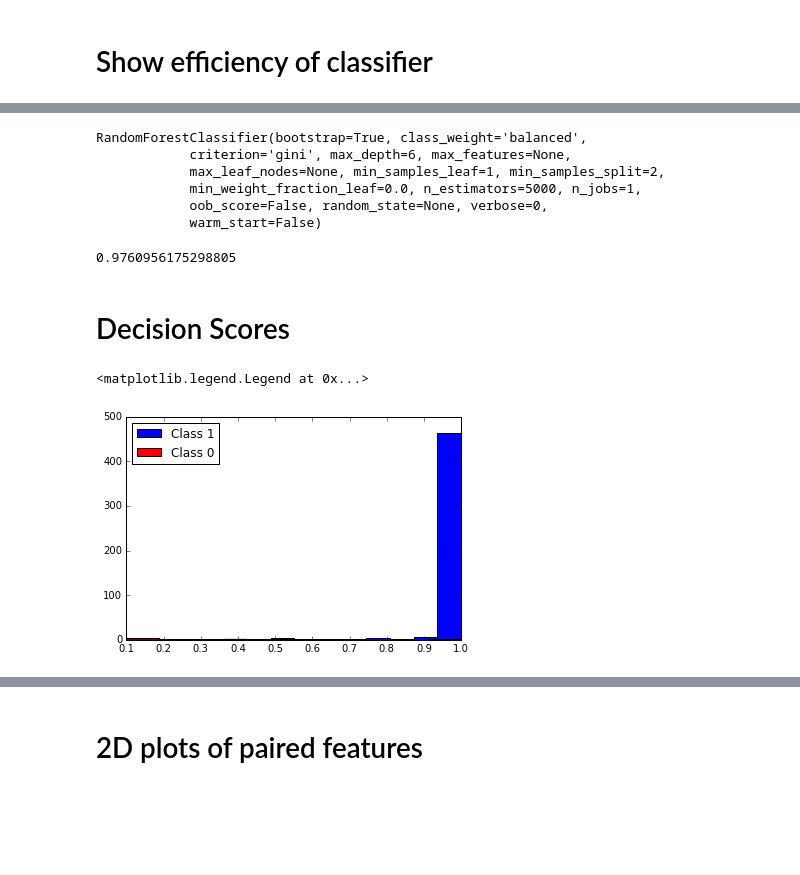
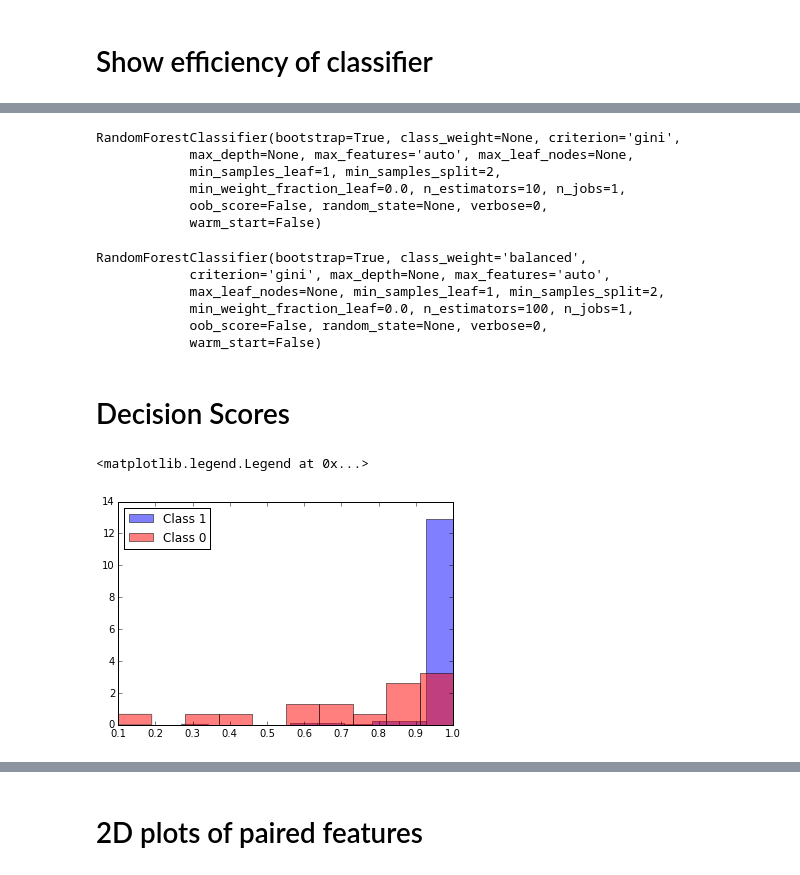
Before and after one commit to yandexdataschool/ship_tracks_recognition, a Jupyter notebook: notebooks/Classifier.ipynb, the cells around one changed output, grey strips where cells are left out. Cells and saved outputs as stored; diff of their text form; code cells hidden in the pictures; blank space fills up the shorter version.

```diff
--- a/notebooks/Classifier.ipynb
+++ b/notebooks/Classifier.ipynb
@@ -126,24 +154,44 @@ clf = RandomForestClassifier(n_estimators=5000, class_weight='balanced', max_fea
+# %%
+X = table[['Max_1', 'Min_1', 'deviation_1', 'Max_0', 'Min_0', 'deviation_0']].values
+y = table['Class'].values
+
+X = StandardScaler().fit_transform(X)
 # %%
-X_train, X_test, y_train, y_test = cross_validation.train_test_split(table[['N', 'Max_1', 'Min_1', 'deviation_1', 'Max_0', 'Min_0', 'deviation_0']], table['Class'], test_size = 0.4)
+X_train, X_test, y_train, y_test = cross_validation.train_test_split(X, y, test_size = 0.4)
+# %%
+RandomForestClassifier()
+# %% [output]
+RandomForestClassifier(bootstrap=True, class_weight=None, criterion='gini',
+            max_depth=None, max_features='auto', max_leaf_nodes=None,
+            min_samples_leaf=1, min_samples_split=2,
+            min_weight_fraction_leaf=0.0, n_estimators=10, n_jobs=1,
+            oob_score=False, random_state=None, verbose=0,
+            warm_start=False)
+# %%
+X_train, X_test, y_train, y_test = cross_validation.train_test_split(X, (y==1)*1, test_size = 0.4)
+
+clf = RandomForestClassifier(n_estimators=100,
+                             max_features='auto',
+                             max_depth=None,
+                             bootstrap=True,
+                             class_weight='balanced')
+#clf = GradientBoostingClassifier(learning_rate=0.01, n_estimators=1000, max_depth=6)
+#clf = SVC()
 # %%
 clf.fit(X_train, y_train)
 # %% [output]
 RandomForestClassifier(bootstrap=True, class_weight='balanced',
-            criterion='gini', max_depth=6, max_features=None,
+            criterion='gini', max_depth=None, max_features='auto',
             max_leaf_nodes=None, min_samples_leaf=1, min_samples_split=2,
-            min_weight_fraction_leaf=0.0, n_estimators=5000, n_jobs=1,
+            min_weight_fraction_leaf=0.0, n_estimators=100, n_jobs=1,
             oob_score=False, random_state=None, verbose=0,
             warm_start=False)
-# %%
-clf.score(X_test, y_test)
-# %% [output]
-0.9760956175298805
 # %% [markdown]
 # Decision Scores
 # %%
-plt.hist(clf.predict_proba(X_test[y_test==1]).T[1], color="blue", label="Class 1")
-plt.hist(clf.predict_proba(X_test[y_test==0]).T[1], color="red", label="Class 0")
+plt.hist(clf.predict_proba(X_test[y_test==1]).T[1], color="blue", label="Class 1", normed=True, alpha=0.5)
+plt.hist(clf.predict_proba(X_test[y_test!=1]).T[1], color="red", label="Class 0", normed=True, alpha=0.5)
 plt.legend(loc="upper left")
 # %% [output]
 <matplotlib.legend.Legend at 0x...>
-[figure, old version]
+[figure, new version]
```
Also changed, not shown: parts of 16 cells of this notebook, 26 other files.
